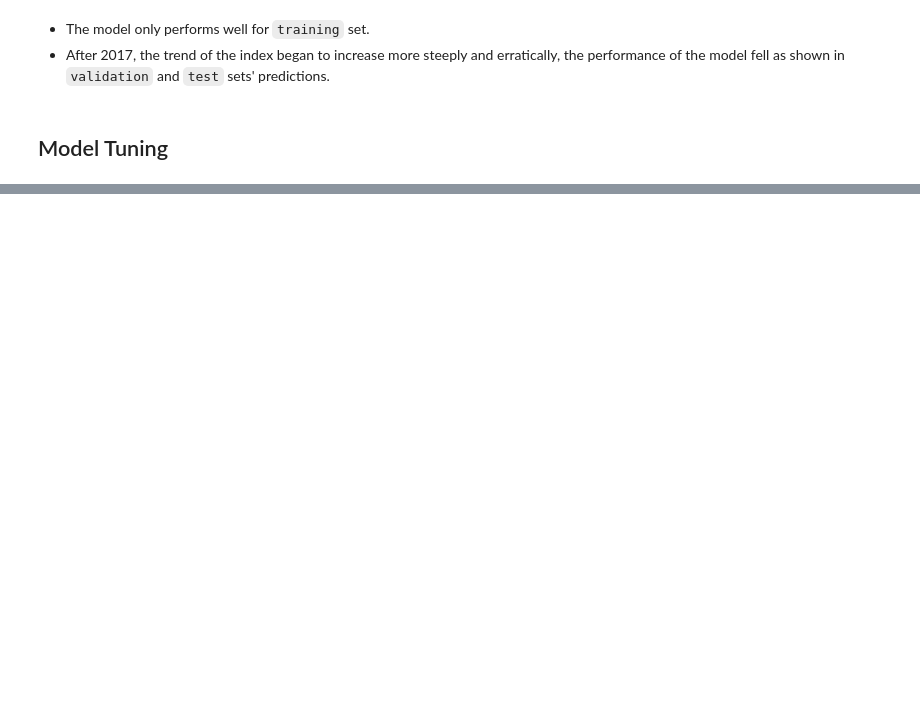
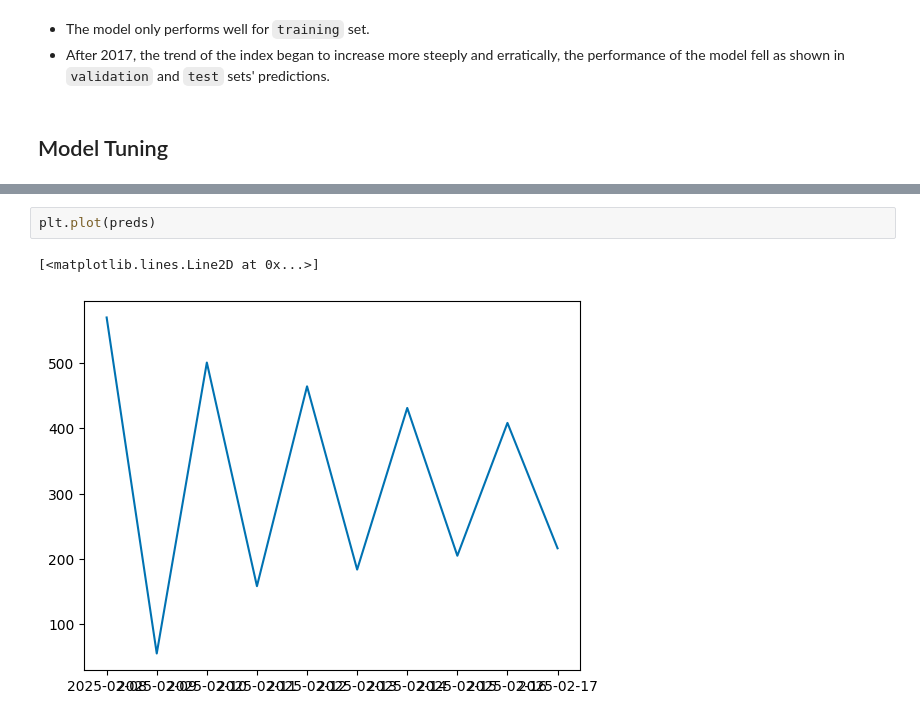
Before and after one commit to moscmh/portfolio, a Jupyter notebook: Time_Series/Tickers/voo.ipynb, the cells around one changed output, grey strips where cells are left out. Saved outputs shown, nothing was run; the diff lists cells and outputs as text; blank space fills up the shorter version.

```diff
--- a/Time_Series/Tickers/voo.ipynb
+++ b/Time_Series/Tickers/voo.ipynb
@@ -341,0 +609,5 @@ R2 score for test: 0.9392931298269583
+# %%
+plt.plot(preds)
+# %% [output]
+[<matplotlib.lines.Line2D at 0x...>]
+[figure, added]
```
Also changed, not shown: parts of 16 cells of this notebook.
